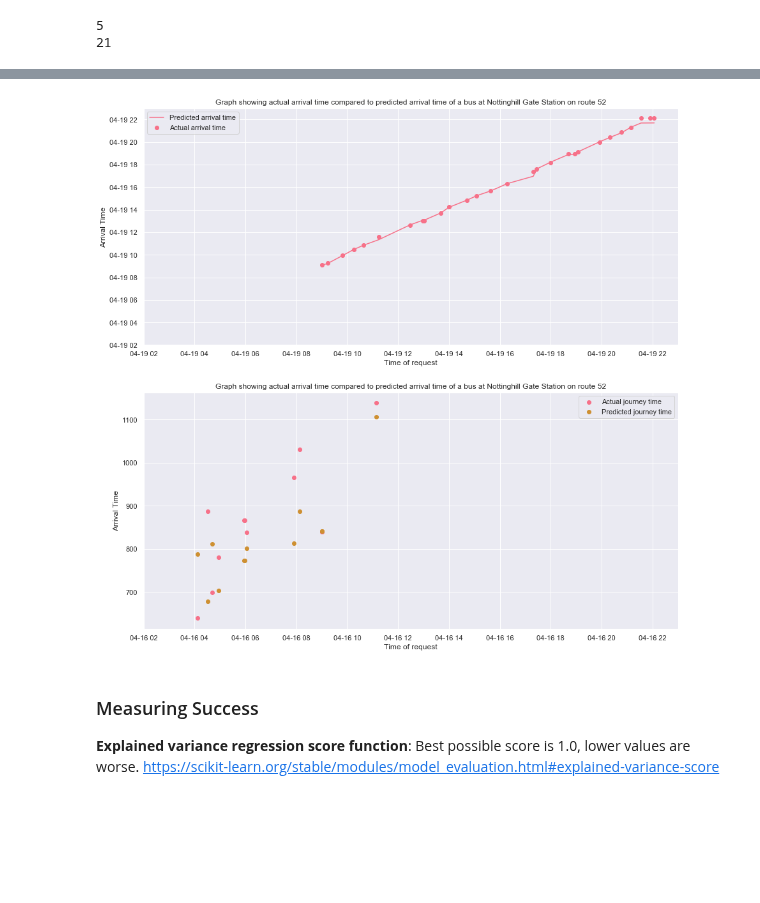
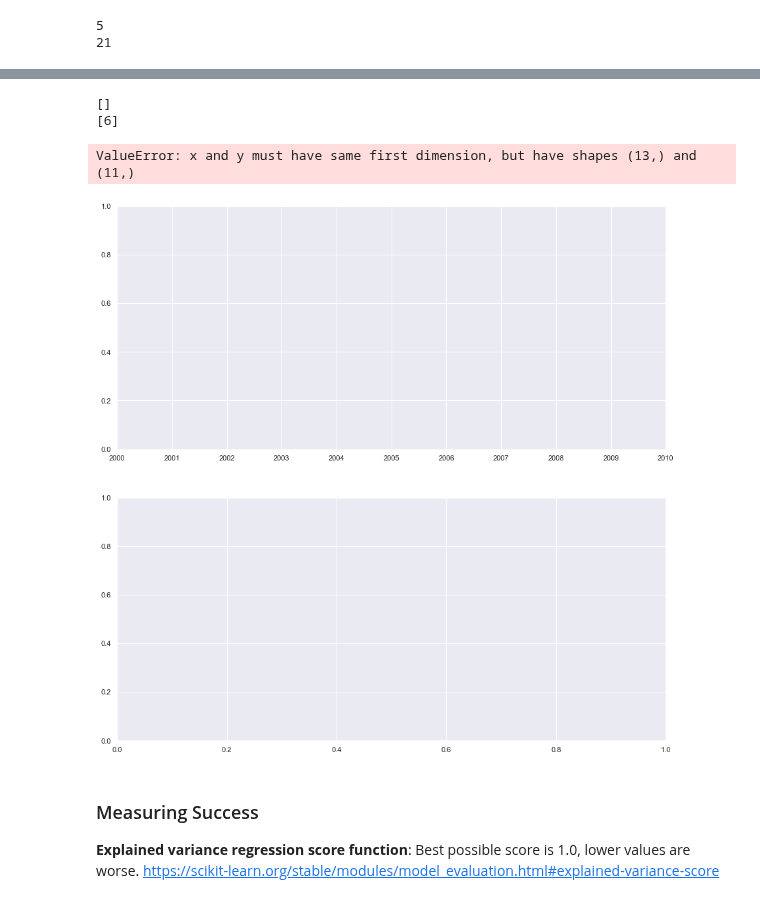
Before and after one commit to serenelc/individual-project-beng, a Jupyter notebook: historical-models.ipynb, the cells around one changed output, grey strips where cells are left out. Cells and saved outputs as stored; diff of their text form; code cells hidden in the pictures; blank space fills up the shorter version.

```diff
--- a/historical-models.ipynb
+++ b/historical-models.ipynb
@@ -176,6 +176,21 @@ def random_date(start, end, prop):
 
     ptime = stime + prop * (etime - stime)
     return ptime
+# %%
+def detect_outlier_z_score(travel_times):
+    outlier_indexes = []
+
+    threshold = 3
+    mean = np.mean(travel_times)
+    std = np.std(travel_times)
+
+    for i, t in enumerate(travel_times):
+        z_score= (t - mean) / std
+
+        if np.abs(z_score) > threshold:
+            outlier_indexes.append(i)
+
+    return outlier_indexes
 # %% [markdown]
 ## Predict journey time by taking recent information into account
 # %%
@@ -229,9 +244,9 @@ def get_times_past_2_hours(stop_a, stop_b, a_id, req_time):
                         arrived_journeys.append(journey)
                         journey_times.append(journey_time)
 
-    if most_recent_left != -1:
-        recent = stop_a.loc[most_recent_left, 'expected_arrival']
-        print("most recent left bus left at ", recent)
+#     if most_recent_left != -1:
+#         recent = stop_a.loc[most_recent_left, 'expected_arrival']
+#         print("most recent left bus left at ", recent)
 
     return most_recent_left, arrived_journeys, journey_times
 # %%
@@ -518,28 +523,53 @@ print(test)
+# %%
+times_52_160420 = [convert_time_to_datetime(t) for t in req_timesx_52_160420]
+times_52_190420 = [convert_time_to_datetime(t) for t in req_timesx_52_190420]
+actual_jrny_52_160420 = [x.total_seconds() for x in accs_jrny_52_160420]
+actual_jrny_52_190420 = [x.total_seconds() for x in accs_jrny_52_190420]
+
+outliers_accs_160420 = detect_outlier_z_score(actual_jrny_52_160420)
+print(outliers_accs_160420)
+outliers_accs_190420 = detect_outlier_z_score(actual_jrny_52_190420)
+print(outliers_accs_190420)
+
+def remove_outliers(outlier_index, pred, acc):
+    if len(outlier_index) == 0:
+        return pred, acc
+    else:
+        p_copy = []
+        a_copy = []
+        for i in range(0, len(pred)):
+            if not (i in outlier_index):
+                p_copy.append(pred[i])
+                a_copy.append(acc[i])
+        return p_copy, a_copy
+
+actual_jrny_52_160420, preds_jrny_52_160420 = remove_outliers(outliers_accs_160420, preds_jrny_52_160420, actual_jrny_52_160420)
+actual_jrny_52_190420, preds_jrny_52_190420 = remove_outliers(outliers_accs_190420, preds_jrny_52_190420, actual_jrny_52_190420)
+# %% [output]
+[]
+[6]
 # %%
-times_52_160420 = [convert_time_to_datetime(t) for t in req_timesx_52_160420]
-times_52_190420 = [convert_time_to_datetime(t) for t in req_timesx_52_190420]
-actual_jrny_52_160420 = [x.total_seconds() for x in accs_jrny_52_160420]
+fig, ax = plt.subplots(figsize=(15,15), nrows=2, ncols=1)
 
-fig, ax = plt.subplots(figsize=(15,15), nrows=2, ncols=1)
-ax[0].scatter(times_52_190420, accs_52_190420, label="Actual arrival time")
-ax[0].plot(times_52_190420, preds_52_190420, label="Predicted arrival time")
+ax[0].plot(times_52_190420, actual_jrny_52_190420, label="Actual journey time")
+ax[0].plot(times_52_190420, preds_jrny_52_190420, label="Predicted journey time")
 ax[0].set_xlabel("Time of request")
-ax[0].set_ylabel("Arrival Time")
-ax[0].set_ylim([dt.datetime(2020, 4, 19, 2), dt.datetime(2020, 4, 19, 22, 59, 59)])
+ax[0].set_ylabel("Journey Time")
 ax[0].set_xlim([dt.datetime(2020, 4, 19, 2), dt.datetime(2020, 4, 19, 22, 59, 59)])
-ax[0].set_title("Graph showing actual arrival time compared to predicted arrival time of a bus at Nottinghill Gate Station on route 52")
+ax[0].set_title("Graph showing journey time of a bus at Nottinghill Gate Station on route 52")
 ax[0].legend()
 
-ax[1].scatter(times_52_160420, actual_jrny_52_160420, label="Actual journey time")
-ax[1].scatter(times_52_160420, preds_jrny_52_160420, label="Predicted journey time")
+ax[1].plot(times_52_160420, actual_jrny_52_160420, label="Actual journey time")
+ax[1].plot(times_52_160420, preds_jrny_52_160420, label="Predicted journey time")
 ax[1].set_xlabel("Time of request")
-ax[1].set_ylabel("Arrival Time")
+ax[1].set_ylabel("Journey Time")
 ax[1].set_xlim([dt.datetime(2020, 4, 16, 2), dt.datetime(2020, 4, 16, 22, 59, 59)])
-ax[1].set_title("Graph showing actual arrival time compared to predicted arrival time of a bus at Nottinghill Gate Station on route 52")
+ax[1].set_title("Graph showing journey time of a bus at Nottinghill Gate Station on route 52")
 ax[1].legend()
 plt.show()
 # %% [output]
+ValueError: x and y must have same first dimension, but have shapes (13,) and (11,)
-[figure, old version]
+[figure, new version]
 # %% [markdown]
 ### Measuring Success
 
```
Also changed, not shown: parts of 5 cells of this notebook, 43 other files.
